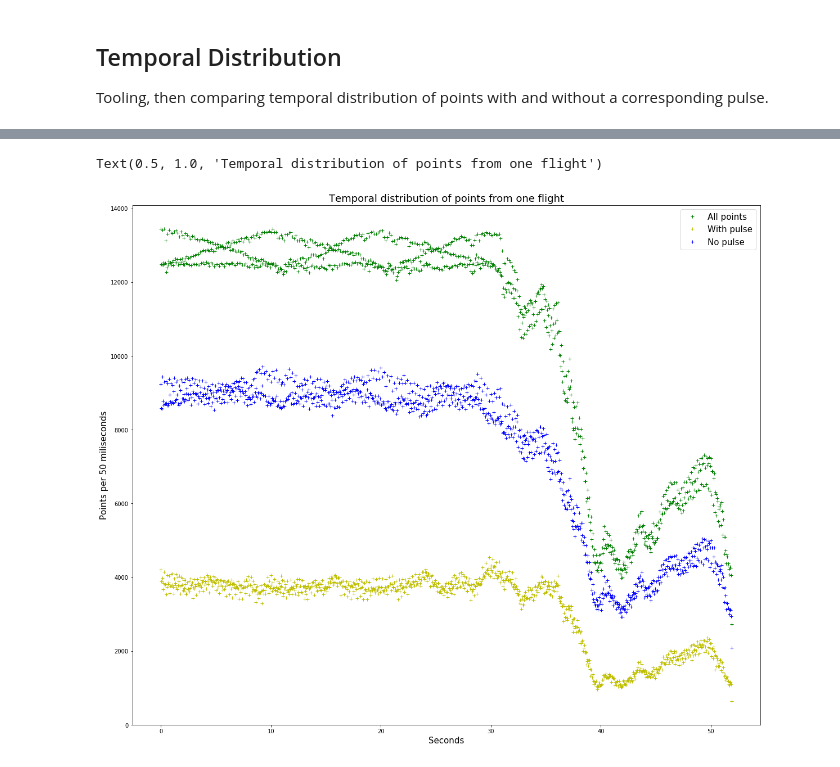
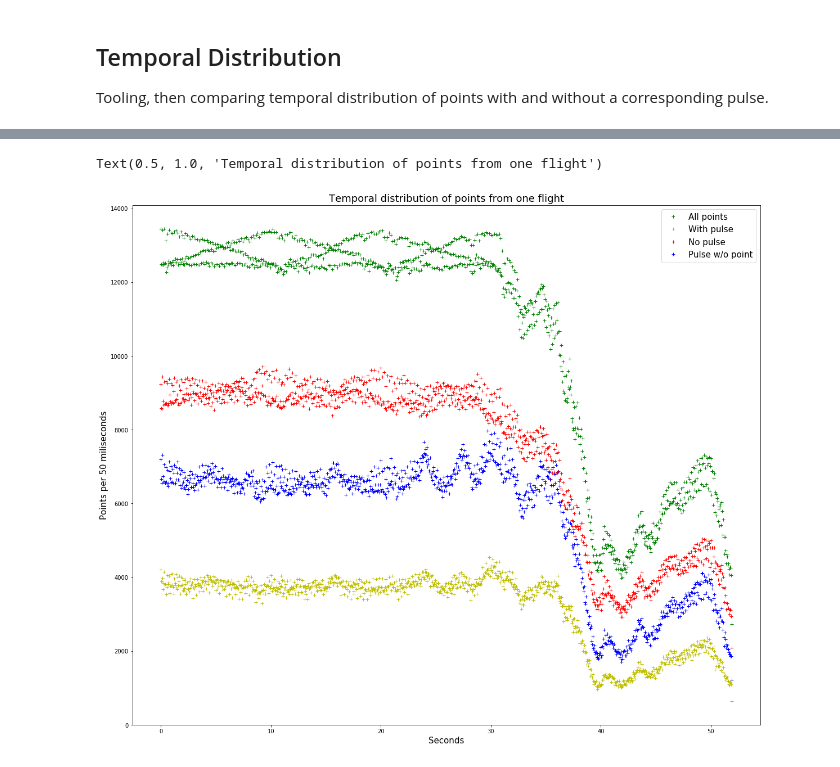
Before and after one commit to mihamerstan/lidar_metrics, a Jupyter notebook: notebooks/comparing_las_pls.ipynb, the cells around one changed output, grey strips where cells are left out. Drawn from its saved outputs; the diff is of its cells as text; code cells hidden in the pictures.

Commit message:
Profiled NYC data, extracted pulses without points

```diff
--- a/notebooks/comparing_las_pls.ipynb
+++ b/notebooks/comparing_las_pls.ipynb
@@ -16,16 +36,14 @@ GPS timestamps kind of line up...the overall timeframe is identical to ~5 digits
 # %%
-# Load LAS points and header
-las_df = pd.read_pickle("../../Data/parking_lot/las_points_172753.pkl")
-las_header = File('../../Data/164239/10552_NYU_M2 - Scanner 1 - 190511_164239_1 - originalpoints.las', mode='r')
+# Load LAS points
+las_df = pd.read_hdf("../../Data/parking_lot/las_points_172753.lz")
 
-# Load pls anchor points and header
+# Load pls anchor points
 pls_anchor_df = pd.read_pickle("../../Data/pickles/anchors_172753.pkl")
-pls_filename = "../../Data/164239/10552_NYU_M2_Pulse_Waves_MTA_Resolved - Scanner 1 - 190511_164239_1 - originalpoints.pls"
-pls_header = pw.openPLS(pls_filename)
 
-# Adj GPS Time: Set both timestamps to zero for the first record
-las_df['adj_gps_time'] = las_df['gps_time'] - las_df['gps_time'].min()
-pls_anchor_df['adj_gps_time'] = pls_anchor_df['gps_time']- pls_anchor_df['gps_time'].min()
+
+# Separate out the first returns only
+las_df = adjust_time(las_df,'gps_time')
+pls_anchor_df = adjust_time(pls_anchor_df,'gps_time')
 
 # Sort records by timestamp
 las_df.sort_values(by=['adj_gps_time'],inplace=True)
@@ -43,4 +55,5 @@ first_return_df = first_return_df.reset_index(drop=True)
 # %%
+first_return_df, las_df = label_returns(las_df)
 print("Number of points in .las file: {:,d}".format(las_df.shape[0]))
 print("Number of first return points: {:,d}".format(first_return_df.shape[0]))
 print("Number of pulses in .pls file: {:,d}".format(pls_anchor_df.shape[0]))
@@ -124,7 +138,13 @@ for i,t in enumerate(time_diff):
         pls_indices[i] = 0
 # %%
 first_return_df['pulse_index'] = pls_indices
+
+# Points without pulses
 no_pulse = first_return_df[first_return_df['pulse_index']==0]
 with_pulse = first_return_df[first_return_df['pulse_index']>0]
+
+# Find pulses with no point
+pulse_with_point = pls_anchor_df.iloc[with_pulse['pulse_index']]
+pulse_without_point = pls_anchor_df.drop(with_pulse['pulse_index'])
 # %%
 print("Fraction of points without a corresponding pulse: {:2.4f}".format(sum(pls_indices==0)/pls_indices.shape[0]))
@@ -158,6 +170,10 @@ bin_arr = create_bins(first_return_df,ms_per_bin)
 hist,_ = np.histogram(first_return_df['adj_gps_time'],bin_arr)
 hist_no_pulse,_ = np.histogram(no_pulse['adj_gps_time'],bin_arr)
 hist_with_pulse,_ = np.histogram(with_pulse['adj_gps_time'],bin_arr)
+# Pulses
+hist_pulse,_ = np.histogram(pls_anchor_df['adj_gps_time'],bin_arr)
+hist_pls_with_pt,_ = np.histogram(pulse_with_point['adj_gps_time'],bin_arr)
+hist_pls_no_pt,_ = np.histogram(pulse_without_point['adj_gps_time'],bin_arr)
 # %%
 plt.figure(figsize=(20,30))
 plt.subplot(3, 1, 1)
@@ -183,14 +196,15 @@ Text(0.5, 1.0, 'Points without a pulse')
 # %%
 plt.figure(figsize=(20,17))
 
 plt.plot(bin_arr[:-1],hist,'g+',label="All points")
 plt.plot(bin_arr[:-1],hist_with_pulse,'y+',label="With pulse")
-plt.plot(bin_arr[:-1],hist_no_pulse,'b+',label="No pulse")
+plt.plot(bin_arr[:-1],hist_no_pulse,'r+',label="No pulse")
+plt.plot(bin_arr[:-1],hist_pls_no_pt,'b+',label="Pulse w/o point")
 
 plt.xlabel("Seconds",fontsize=15)
 plt.ylabel("Points per 50 miliseconds",fontsize=15)
 plt.legend(fontsize=15)
-plt.title("Temporal distribution of points from one flight",fontsize=18)
+plt.title("Temporal distribution of points/pulses from one flight",fontsize=18)
 # %% [output]
 Text(0.5, 1.0, 'Temporal distribution of points from one flight')
-[figure, old version]
+[figure, new version]
```
Also changed, not shown: parts of 11 cells of this notebook.
